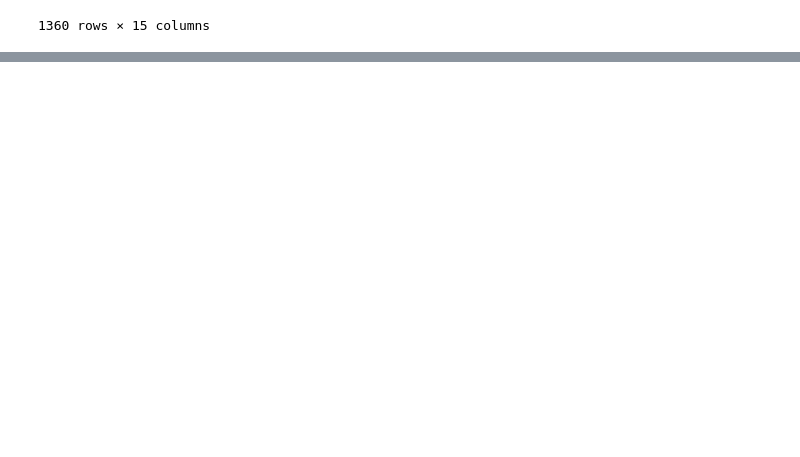
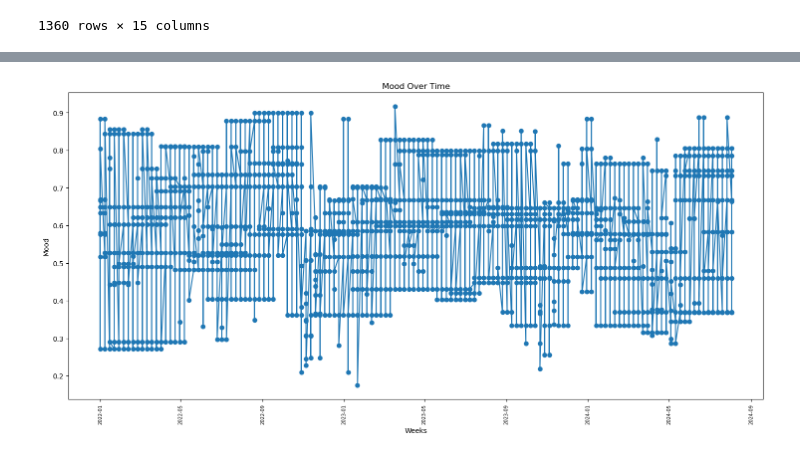
Before and after one commit to pxv6460/Music-is-the-Answer, a Jupyter notebook: project_1.ipynb, the cells around one changed output, grey strips where cells are left out. Drawn from its saved outputs; the diff is of its cells as text; code cells hidden in the pictures; blank space fills up the shorter version.

```diff
--- a/project_1.ipynb
+++ b/project_1.ipynb
@@ -255,0 +276,4 @@ plt.show()
+# %%
+# music = pd.read_csv('billboard.csv')
+billboard_df["chart_week"] = pd.to_datetime(music["chart_week"])
+billboard_df.set_index('chart_week').head(3)
@@ -255,0 +305,12 @@ plt.show()
+# %%
+# Does Correlation change for the top 3 songs
+bins = [0, 3, 7, 10]  # Define bin edges
+labels = ['1-3', '4-6', '7-10']  # Define labels for the bins
+billboard_df['rank_bucket'] = pd.cut(billboard_df['rank'], bins=bins, labels=labels, right=True)
+
+Billboard_top_3 = billboard_df.loc[billboard_df['rank_bucket'] =='1-3']
+rank_corr_top3= Billboard_top_3[['rank','energy','loudness','speechiness','acousticness','liveness','tempo','valence','time_signature','duration_ms']].corr()
+#plt.figure(figsize=(10, 8))
+sns.heatmap(rank_corr_top3, annot=True, cmap='coolwarm', fmt='.2f', linewidths=.5)
+plt.title('Rank Overall Correlation Heatmap')
+plt.show()
@@ -255,0 +417,12 @@ plt.show()
+# %%
+#Create a 'Mood Factor using the most correlating variables
+def calculate_mood(row):
+    return (row['energy'] * 0.6) + (row['valence'] * 0.4)
+
+# Apply the custom function
+billboard_df['mood'] = billboard_df.apply(calculate_mood, axis=1)
+
+# mean mood rating by month in a year
+Billboard_weekly_mood =billboard_df[['month_year','mood']]
+Billboard_monthly_mood = Billboard_weekly_mood.groupby('month_year').mean()
+Billboard_monthly_mood.head(10)
@@ -255,0 +442,13 @@ plt.show()
+# %%
+# Plot the mood of the top 100 songs over time
+# Calculate weekly averagean()
+plt.figure(figsize=(18, 8))
+plt.plot(billboard_df["chart_week"], billboard_df['mood'], marker='o')
+plt.xlabel('Weeks')
+plt.ylabel('Mood')
+plt.title('Mood Over Time')
+plt.grid(False)
+plt.xticks(rotation=90, fontsize=7)
+plt.show()
+# %% [output]
+[figure, added]
```
Also changed, not shown: parts of 29 cells of this notebook.
